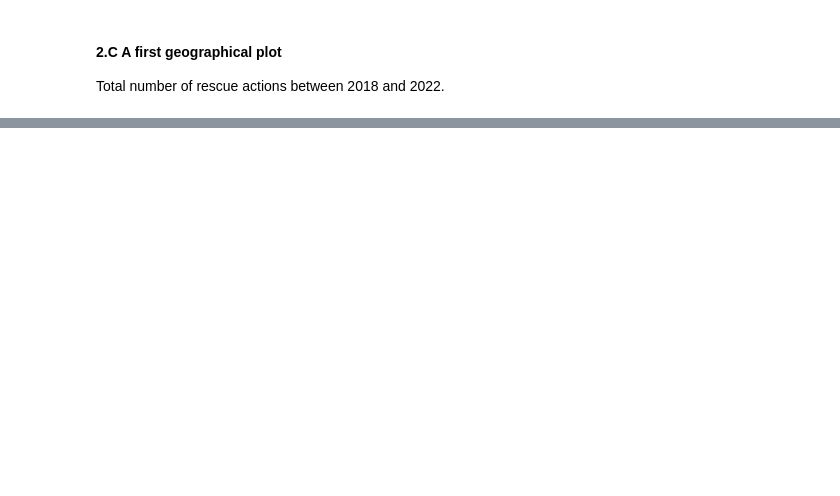
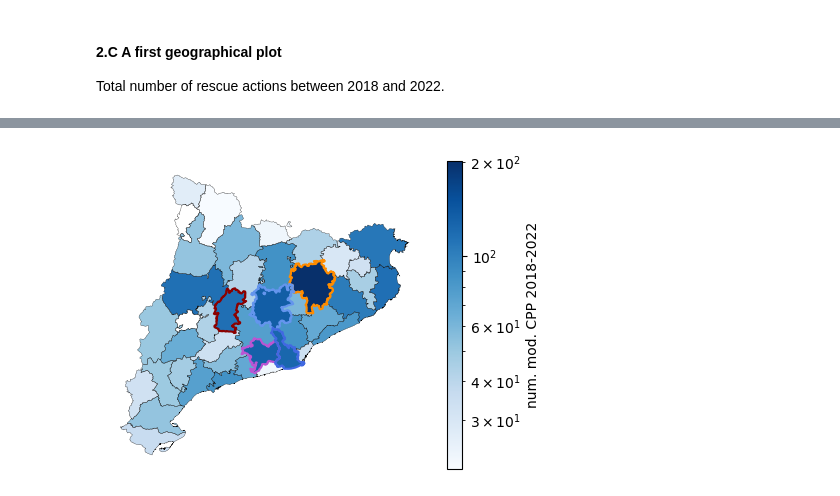
Before and after one commit to belenmvinhas/AVDM_ioib, a Jupyter notebook: ot/civil_protection_plans.ipynb, the cells around one changed output, grey strips where cells are left out. Cells and saved outputs as stored; diff of their text form; code cells hidden in the pictures; blank space fills up the shorter version.

```diff
--- a/ot/civil_protection_plans.ipynb
+++ b/ot/civil_protection_plans.ipynb
@@ -199,0 +329,11 @@ plt.show()
+# %%
+cols = pam_prot_plans.columns.to_list()
+cols.remove('Estat')
+cols.remove('NOM_COMARCA')
+# %%
+pam_pp_tot = pam_prot_plans.drop(columns = cols).copy(deep = True).groupby(by = "NOM_COMARCA").count().sort_values(by = 'Estat', ascending = False).reset_index()
+pam_pp_tot.replace("Aran", "Val d'Aran", inplace = True) #we need to change from Aran to Val d'Aran
+# %%
+#We need to add Alta Ribagorça and Pla d'Urgell manually, since it has 0 entries between 2018 and 2022
+pam_pp_tot.loc[len(pam_pp_tot.index)] = ["Alta Ribagorça", 0]
+pam_pp_tot.loc[len(pam_pp_tot.index)+1] = ["Pla d'Urgell", 0]
@@ -199,0 +363,3 @@ plt.show()
+# %%
+pam_pp_tot = pam_pp_tot.merge(cat, how='left', on='NOM_COMARCA')
+pam_pp_tot_gpd = gpd.GeoDataFrame(pam_pp_tot, geometry="geometry")
@@ -199,0 +386,35 @@ plt.show()
+# %%
+#highlight the counties with most rescue actions
+colors = {"Osona":'darkorange',
+          "Bages":'cornflowerblue',
+          "Alt Penedès":'mediumorchid',
+          "Baix Llobregat":'royalblue',
+          "Segarra":'darkred'}
+
+fig, ax = plt.subplots(1,1,figsize=(6,4))
+ax.set_xticks([])
+ax.set_yticks([])
+ax.spines['top'].set_color('none')
+ax.spines['bottom'].set_color('none')
+ax.spines['right'].set_color('none')
+ax.spines['left'].set_color('none')
+norm = LogNorm()
+# plt.rc('text', usetex = True)
+# plt.rc('font', family='serif')
+plot = pam_pp_tot_gpd.plot(column = 'Estat',
+                                  ax=ax,
+                                  legend=False,
+                                  cmap='Blues',
+                                  norm = norm,
+                                  legend_kwds={'orientation': "horizontal", 'pad': 0.2})
+pam_pp_tot_gpd.boundary.plot(ax = ax, linewidth = 0.2, color = 'black')
+pam_pp_tot_gpd = pam_pp_tot_gpd.set_index("NOM_COMARCA")
+pam_pp_tot_gpd.loc[list(colors.keys()),:].boundary.plot(ax=ax,color=list(colors.values()), linewidth = 1.5)
+pam_pp_tot_gpd = pam_pp_tot_gpd.reset_index()
+cbar = fig.colorbar(plot.get_children()[0], ax = ax, label = r'num. mod. CPP 2018-2022')
+cb_ax = fig.axes[1]
+# cb_ax.tick_params(labelsize=10)
+plt.savefig('figures/total_CPP_num_2018_2022.pdf')
+plt.show()
+# %% [output]
+[figure, added]
```
Also changed, not shown: parts of 30 cells of this notebook, 2 other files.
